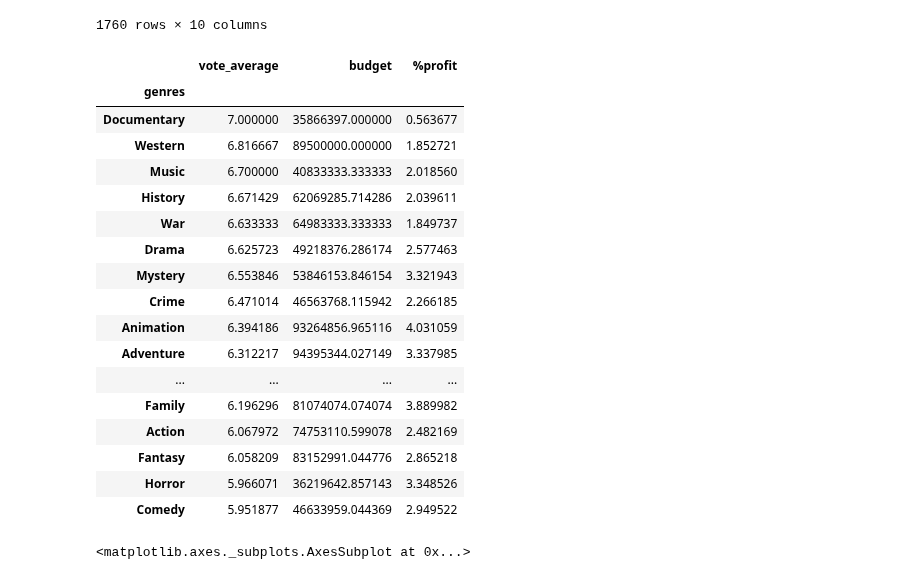
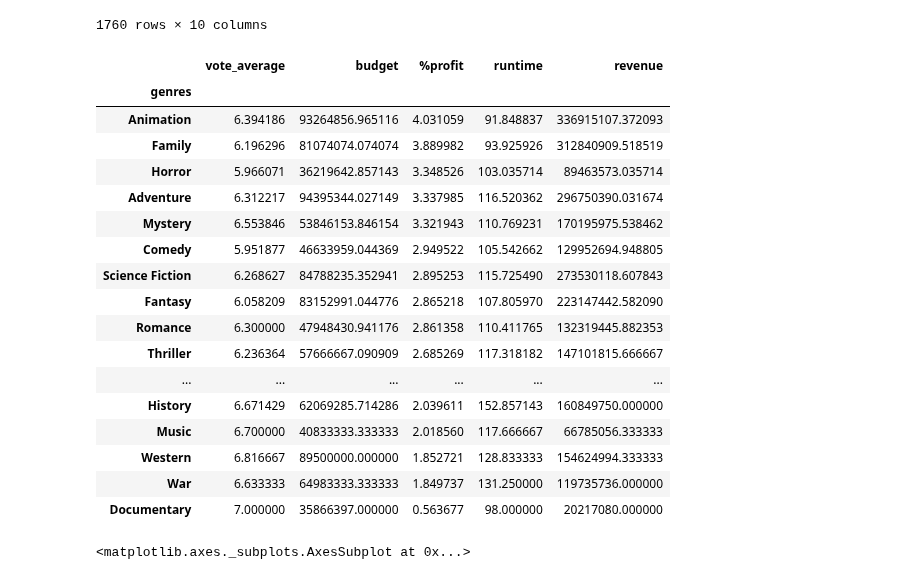
Before and after one commit to poompoowit/Stat-_work, a Jupyter notebook: Hw1/HW1.ipynb, the cells around one changed output. Cells and saved outputs as stored; diff of their text form; code cells hidden in the pictures.

```diff
--- a/Hw1/HW1.ipynb
+++ b/Hw1/HW1.ipynb
@@ -71,29 +71,29 @@ df
 | 1999 | The Adventurer: The Curse of the ... | Fantasy | 05/12/2013 | Arcadia Motion Pictures | Belgium | 25000000 | 6399 | 99 | ... |
 1760 rows × 10 columns
 # %%
-data = pd.DataFrame(df.groupby('genres')['vote_average','budget','%profit'].apply(np.mean))
-data = data.sort_values(by='vote_average',ascending=False)
+data = pd.DataFrame(df.groupby('genres')['vote_average','budget','%profit','runtime','revenue'].apply(np.mean))
+data = data.sort_values(by='%profit',ascending=False)
 data = data.astype(float)
 data
 # %% [output]
-|  | vote_average | budget | %profit |
-| genres |  |  |  |
-| Documentary | 7.000000 | 35866397.000000 | 0.563677 |
-| Western | 6.816667 | 89500000.000000 | 1.852721 |
-| Music | 6.700000 | 40833333.333333 | 2.018560 |
-| History | 6.671429 | 62069285.714286 | 2.039611 |
-| War | 6.633333 | 64983333.333333 | 1.849737 |
-| Drama | 6.625723 | 49218376.286174 | 2.577463 |
-| Mystery | 6.553846 | 53846153.846154 | 3.321943 |
-| Crime | 6.471014 | 46563768.115942 | 2.266185 |
-| Animation | 6.394186 | 93264856.965116 | 4.031059 |
-| Adventure | 6.312217 | 94395344.027149 | 3.337985 |
-| ... | ... | ... | ... |
-| Family | 6.196296 | 81074074.074074 | 3.889982 |
-| Action | 6.067972 | 74753110.599078 | 2.482169 |
-| Fantasy | 6.058209 | 83152991.044776 | 2.865218 |
-| Horror | 5.966071 | 36219642.857143 | 3.348526 |
-| Comedy | 5.951877 | 46633959.044369 | 2.949522 |
+|  | vote_average | budget | %profit | runtime | revenue |
+| genres |  |  |  |  |  |
+| Animation | 6.394186 | 93264856.965116 | 4.031059 | 91.848837 | 336915107.372093 |
+| Family | 6.196296 | 81074074.074074 | 3.889982 | 93.925926 | 312840909.518519 |
+| Horror | 5.966071 | 36219642.857143 | 3.348526 | 103.035714 | 89463573.035714 |
+| Adventure | 6.312217 | 94395344.027149 | 3.337985 | 116.520362 | 296750390.031674 |
+| Mystery | 6.553846 | 53846153.846154 | 3.321943 | 110.769231 | 170195975.538462 |
+| Comedy | 5.951877 | 46633959.044369 | 2.949522 | 105.542662 | 129952694.948805 |
+| Science Fiction | 6.268627 | 84788235.352941 | 2.895253 | 115.725490 | 273530118.607843 |
+| Fantasy | 6.058209 | 83152991.044776 | 2.865218 | 107.805970 | 223147442.582090 |
+| Romance | 6.300000 | 47948430.941176 | 2.861358 | 110.411765 | 132319445.882353 |
+| Thriller | 6.236364 | 57666667.090909 | 2.685269 | 117.318182 | 147101815.666667 |
+| ... | ... | ... | ... | ... | ... |
+| History | 6.671429 | 62069285.714286 | 2.039611 | 152.857143 | 160849750.000000 |
+| Music | 6.700000 | 40833333.333333 | 2.018560 | 117.666667 | 66785056.333333 |
+| Western | 6.816667 | 89500000.000000 | 1.852721 | 128.833333 | 154624994.333333 |
+| War | 6.633333 | 64983333.333333 | 1.849737 | 131.250000 | 119735736.000000 |
+| Documentary | 7.000000 | 35866397.000000 | 0.563677 | 98.000000 | 20217080.000000 |
 # %%
 f = plt.figure()
 plt.ticklabel_format(style = 'plain')
```
Also changed, not shown: parts of 2 cells of this notebook.
